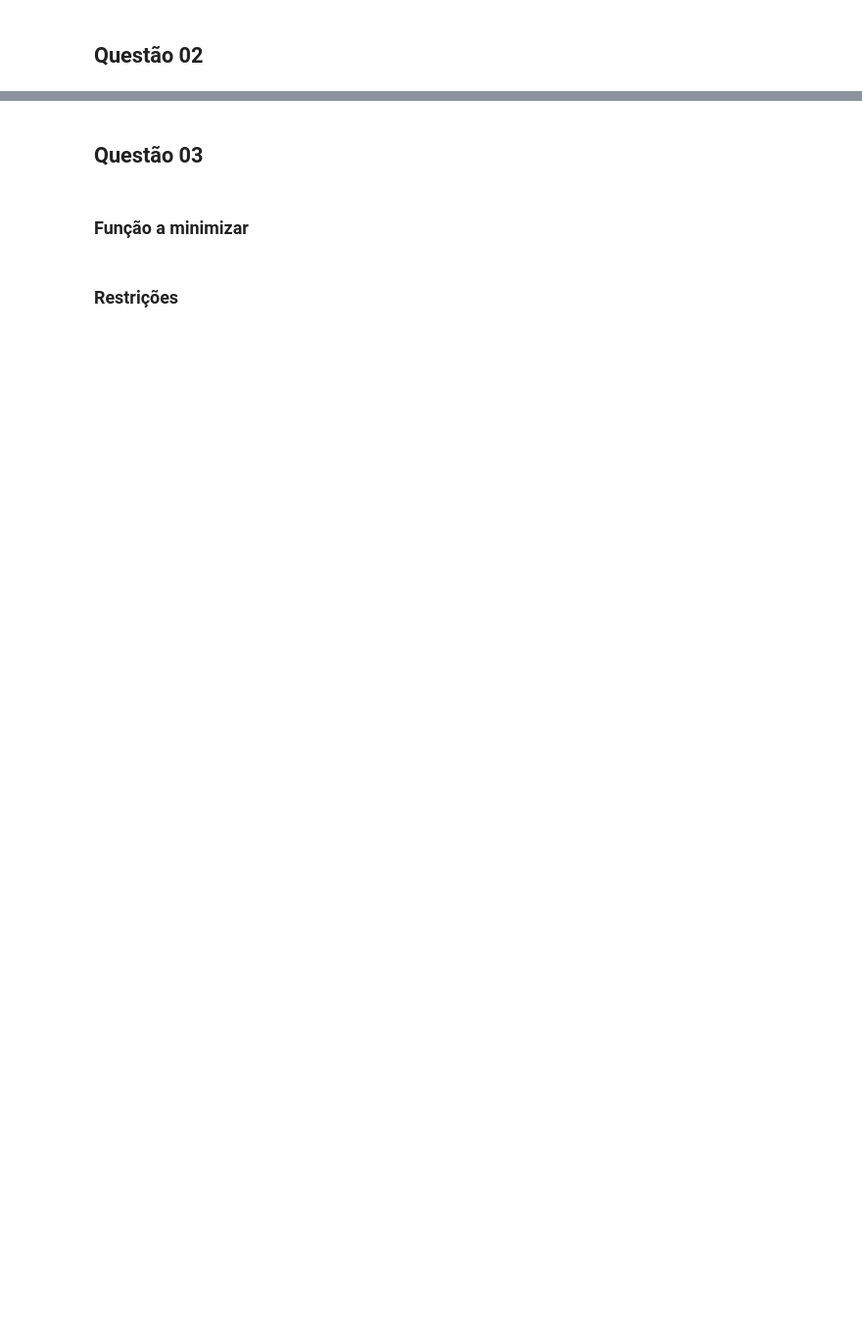
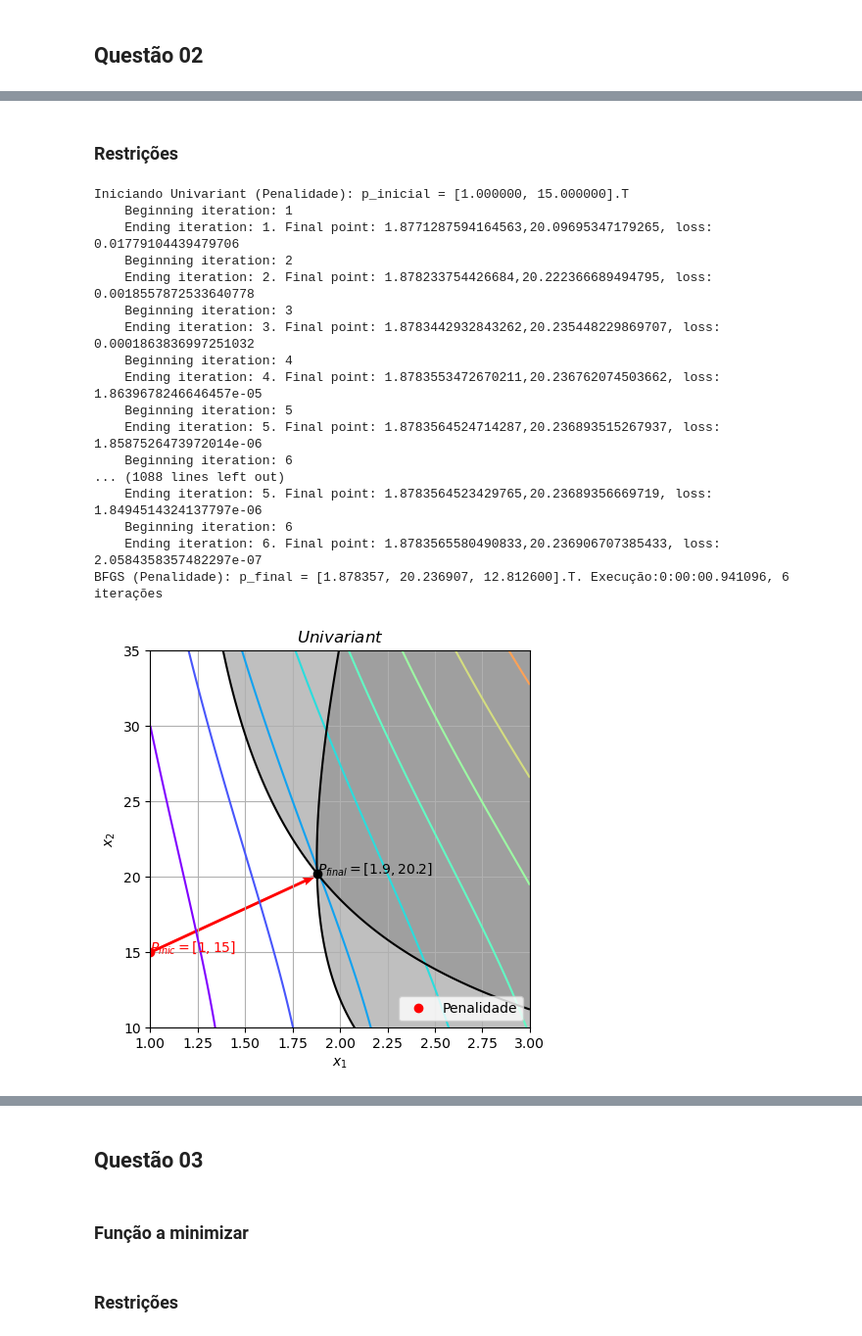
Before and after one commit to prj-phcp/MEC2403_Activities, a Jupyter notebook: Trabalho2/Trabalho2.ipynb, the cells around one changed output, grey strips where cells are left out. Shown at 98% size. Drawn from its saved outputs; the diff is of its cells as text; code cells hidden in the pictures; blank space fills up the shorter version.

Commit message:
Finalização dos plots do trabalho 02

```diff
--- a/Trabalho2/Trabalho2.ipynb
+++ b/Trabalho2/Trabalho2.ipynb
@@ -142,0 +145,7 @@ BFGS: p_final = [0.945583, 0.894127, 1.946184].T. Execução:0:02:07.773412, 15
+# %%
+rho = 0.3
+B = 30.0
+P = 33.0e3
+t = 0.1
+E = 3.0e7
+sigma_y = 1.0e5
@@ -142,0 +168,2 @@ BFGS: p_final = [0.945583, 0.894127, 1.946184].T. Execução:0:02:07.773412, 15
+# %% [markdown]
+### Restrições
@@ -142,0 +202,70 @@ BFGS: p_final = [0.945583, 0.894127, 1.946184].T. Execução:0:02:07.773412, 15
+# %%
+cases = [
+    ('Penalidade', np.array([1, 15]),
+     [constraints.PenaltyInequityConstraint(cf, r0=1e-7, beta=10.0) for cf in cfs], 'r',
+     steps.GoldenSectionStep(da = 0.01, tol = 1e-8, check_direction=True, normalize=True, verbose=False)),
+    ('Barreira'  , np.array([4,25]),
+     [constraints.BarrierInequityConstraint(cf, r0=1e7, beta=0.1) for cf in cfs], 'b',
+     steps.GoldenSectionStep(da = 0.01, tol = 1e-8, check_direction=True, normalize=True, verbose=False, treshold=1e-6))
+]
+
+constrained_optimizer = constropt.ConstrainedOptimizer(tol=1.1e-6, verbose=True, max_iter=50)
+# %%
+item = '2'
+
+x = np.linspace(1, 3, 100)
+y = np.linspace(10, 35, 100)
+X, Y = np.meshgrid(x, y)
+Z = f(X, Y)
+#levels =[0, 1, 2, 5, 7, 10, 20, 30, 40, 50, 70]
+levels = np.linspace(8,30, 10)
+cZs = [cf(X, Y) for cf in cfs]
+
+for name, optimizer in optimizrs:
+    fig, ax = plt.subplots(1,1, figsize=(5, 5))
+    ax.contour(X, Y, Z, levels ,cmap='rainbow')
+    for cZ in cZs:
+        ax.contour(X, Y, cZ, [0],cmap='gray')
+        ax.contourf(X, Y, cZ, [-1000000000, 0],cmap='gray', alpha=0.5)
+    for case_name, p_inicial, constrs, color, step in cases:
+        if case_name == 'Barreira' and name not in ['NewtnRaph']: break
+        print(f'Iniciando {name} ({case_name}): p_inicial = [{p_inicial[0]:.6f}, {p_inicial[1]:.6f}].T')
+        t_init = datetime.datetime.now()
+        f_otim = constraints.ConstrainedSpecialFunction(f, cfuncs=constrs)
+        p_final = constrained_optimizer(f_otim, p_inicial, optimizer, step)
+        t_final = datetime.datetime.now()
+        print(f'{name} ({case_name}): p_final = [{p_final[0]:.6f}, {p_final[1]:.6f}, {f(*p_final):.6f}].T. Execução:{t_final - t_init}, {constrained_optimizer.iter} iterações')
+        ax.plot(*p_inicial, f'{color}o',label=case_name)
+        ax.text(p_inicial[0]-0.0, p_inicial[1]+0.025, f'$P_{{inic}} = [{p_inicial[0]}, {p_inicial[1]}]$', color=color)
+        ax.plot(*p_final, 'ko')
+        ax.text(p_final[0]-0.0, p_final[1]+0.025, f'$P_{{final}} = [{p_final[0]:.1f}, {p_final[1]:.1f}]$', color='k')
+        cache = constrained_optimizer.cache_x
+        for i in range(len(cache)-1):
+            p_i = cache[i]
+            p_f = cache[i+1]
+            ax.quiver(p_i[0], p_i[1], p_f[0]-p_i[0], p_f[1]-p_i[1], color=color, angles='xy', scale_units='xy', scale=1)#, label='Passo completo')
+    ax.grid()
+    ax.legend(loc='lower right')
+    ax.set_xlabel('$x_1$')
+    ax.set_ylabel('$x_2$')
+    ax.set_title(f'${name}$')
+    fig.savefig(f'images/q{item}_{name}.pdf')
+# %% [output]
+Iniciando Univariant (Penalidade): p_inicial = [1.000000, 15.000000].T
+    Beginning iteration: 1
+    Ending iteration: 1. Final point: 1.8771287594164563,20.09695347179265, loss: 0.01779104439479706
+    Beginning iteration: 2
+    Ending iteration: 2. Final point: 1.878233754426684,20.222366689494795, loss: 0.0018557872533640778
+    Beginning iteration: 3
+    Ending iteration: 3. Final point: 1.8783442932843262,20.235448229869707, loss: 0.0001863836997251032
+    Beginning iteration: 4
+    Ending iteration: 4. Final point: 1.8783553472670211,20.236762074503662, loss: 1.8639678246646457e-05
+    Beginning iteration: 5
+    Ending iteration: 5. Final point: 1.8783564524714287,20.236893515267937, loss: 1.8587526473972014e-06
+    Beginning iteration: 6
+... (1088 lines left out)
+    Ending iteration: 5. Final point: 1.8783564523429765,20.23689356669719, loss: 1.8494514324137797e-06
+    Beginning iteration: 6
+    Ending iteration: 6. Final point: 1.8783565580490833,20.236906707385433, loss: 2.0584358357482297e-07
+BFGS (Penalidade): p_final = [1.878357, 20.236907, 12.812600].T. Execução:0:00:00.941096, 6 iterações
+[figure, added]
```
Also changed, not shown: parts of 19 cells of this notebook, 29 other files.
